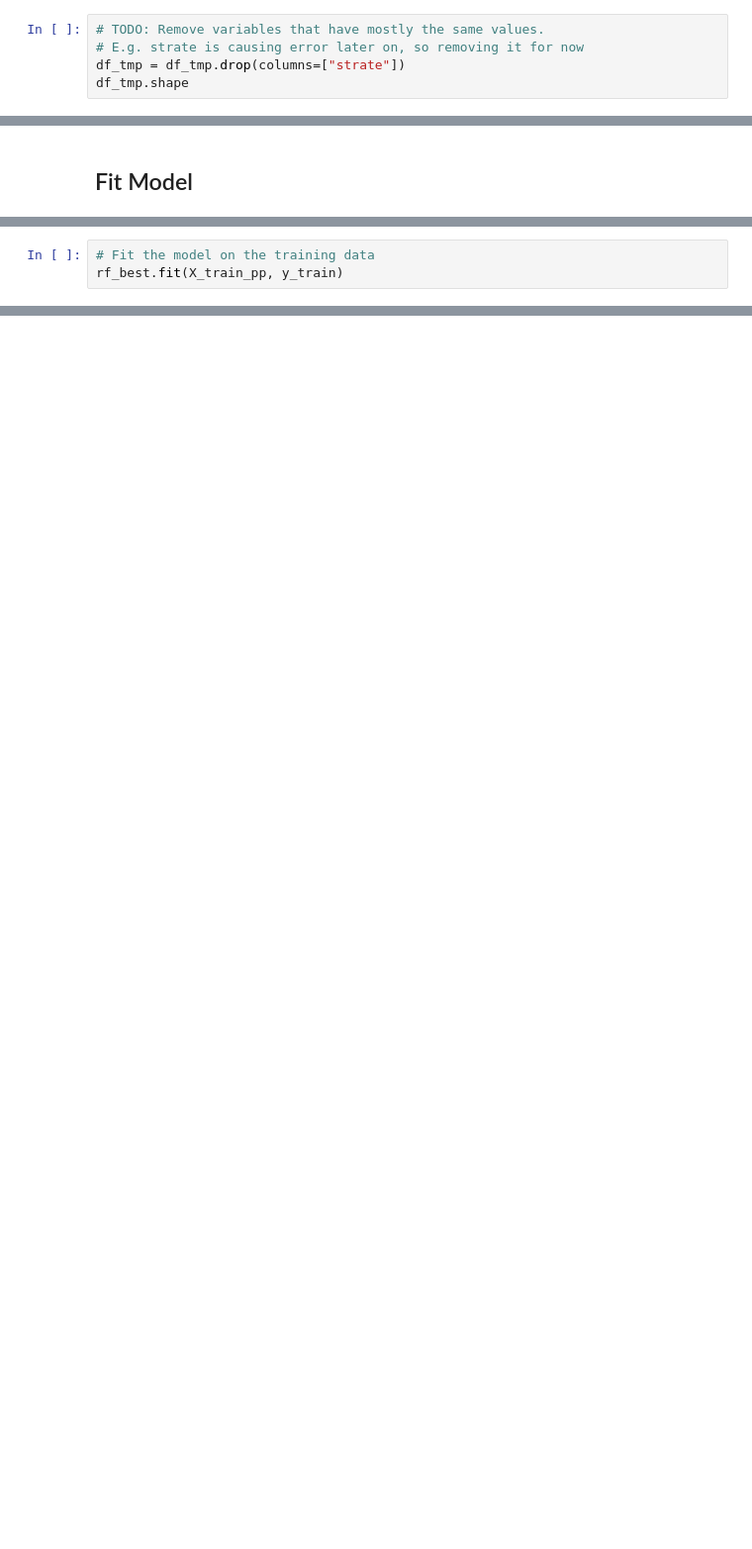
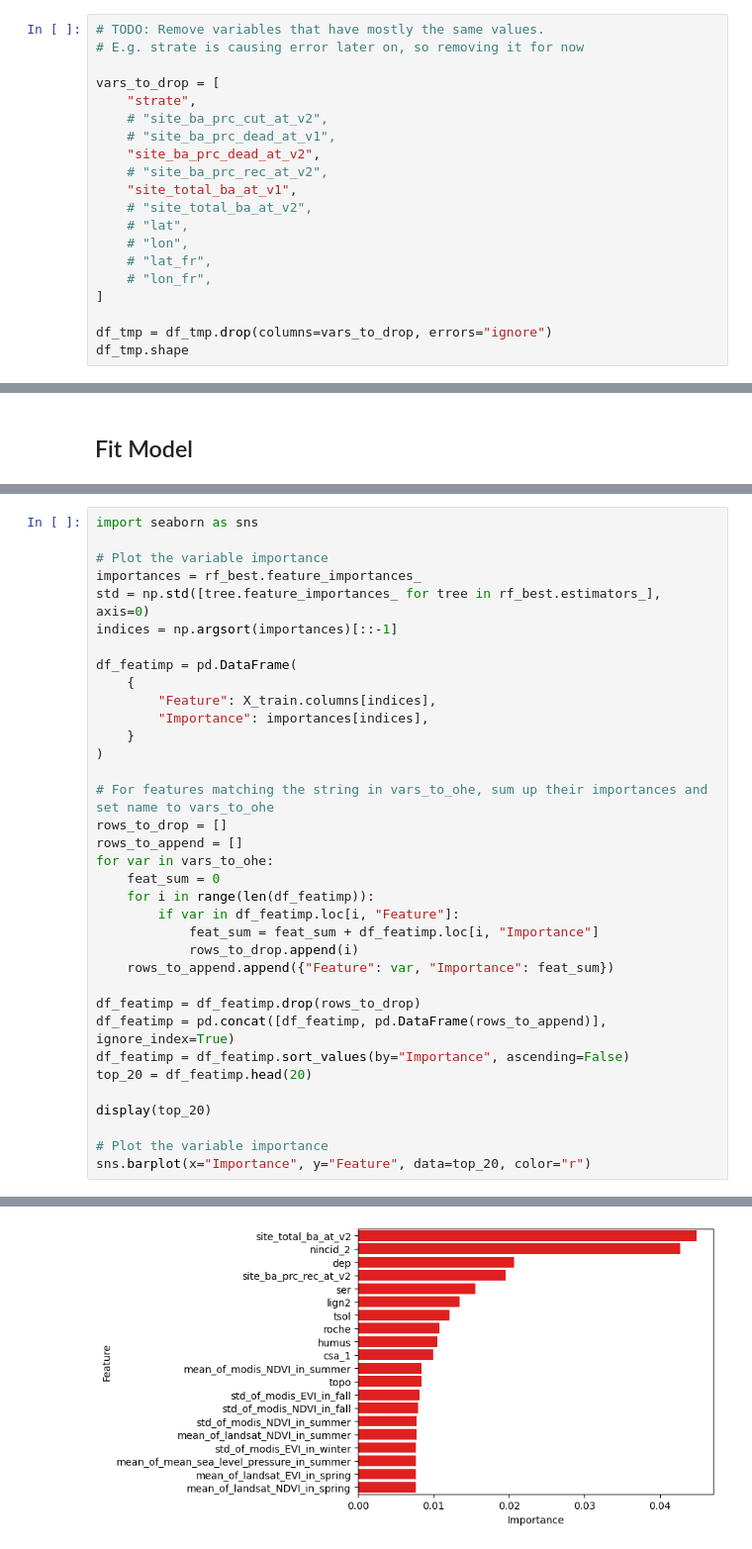
Before and after one commit to padasch/ifn_analysis, a Jupyter notebook: python/04_run_ml_models/run_random_forest.ipynb, the cells around one changed output, grey strips where cells are left out. Shown: that part at 99% size. Cells and saved outputs as stored; diff of their text form; blank space fills up the shorter version.

```diff
--- a/python/04_run_ml_models/run_random_forest.ipynb
+++ b/python/04_run_ml_models/run_random_forest.ipynb
@@ -345,6 +352,21 @@ df_tmp.shape
 # %%
 # TODO: Remove variables that have mostly the same values.
 # E.g. strate is causing error later on, so removing it for now
-df_tmp = df_tmp.drop(columns=["strate"])
+
+vars_to_drop = [
+    "strate",
+    # "site_ba_prc_cut_at_v2",
+    # "site_ba_prc_dead_at_v1",
+    "site_ba_prc_dead_at_v2",
+    # "site_ba_prc_rec_at_v2",
+    "site_total_ba_at_v1",
+    # "site_total_ba_at_v2",
+    # "lat",
+    # "lon",
+    # "lat_fr",
+    # "lon_fr",
+]
+
+df_tmp = df_tmp.drop(columns=vars_to_drop, errors="ignore")
 df_tmp.shape
 # %% [output]
@@ -618,3 +540,0 @@ xxx
-# %%
-# Fit the model on the training data
-rf_best.fit(X_train_pp, y_train)
@@ -669,0 +610,36 @@ top_20
+# %%
+import seaborn as sns
+
+# Plot the variable importance
+importances = rf_best.feature_importances_
+std = np.std([tree.feature_importances_ for tree in rf_best.estimators_], axis=0)
+indices = np.argsort(importances)[::-1]
+
+df_featimp = pd.DataFrame(
+    {
+        "Feature": X_train.columns[indices],
+        "Importance": importances[indices],
+    }
+)
+
+# For features matching the string in vars_to_ohe, sum up their importances and set name to vars_to_ohe
+rows_to_drop = []
+rows_to_append = []
+for var in vars_to_ohe:
+    feat_sum = 0
+    for i in range(len(df_featimp)):
+        if var in df_featimp.loc[i, "Feature"]:
+            feat_sum = feat_sum + df_featimp.loc[i, "Importance"]
+            rows_to_drop.append(i)
+    rows_to_append.append({"Feature": var, "Importance": feat_sum})
+
+df_featimp = df_featimp.drop(rows_to_drop)
+df_featimp = pd.concat([df_featimp, pd.DataFrame(rows_to_append)], ignore_index=True)
+df_featimp = df_featimp.sort_values(by="Importance", ascending=False)
+top_20 = df_featimp.head(20)
+
+display(top_20)
+
+# Plot the variable importance
+sns.barplot(x="Importance", y="Feature", data=top_20, color="r")
+# %% [output]
@@ -669,0 +664 @@ top_20
+[figure, added]
```
Also changed, not shown: parts of 21 cells of this notebook.
